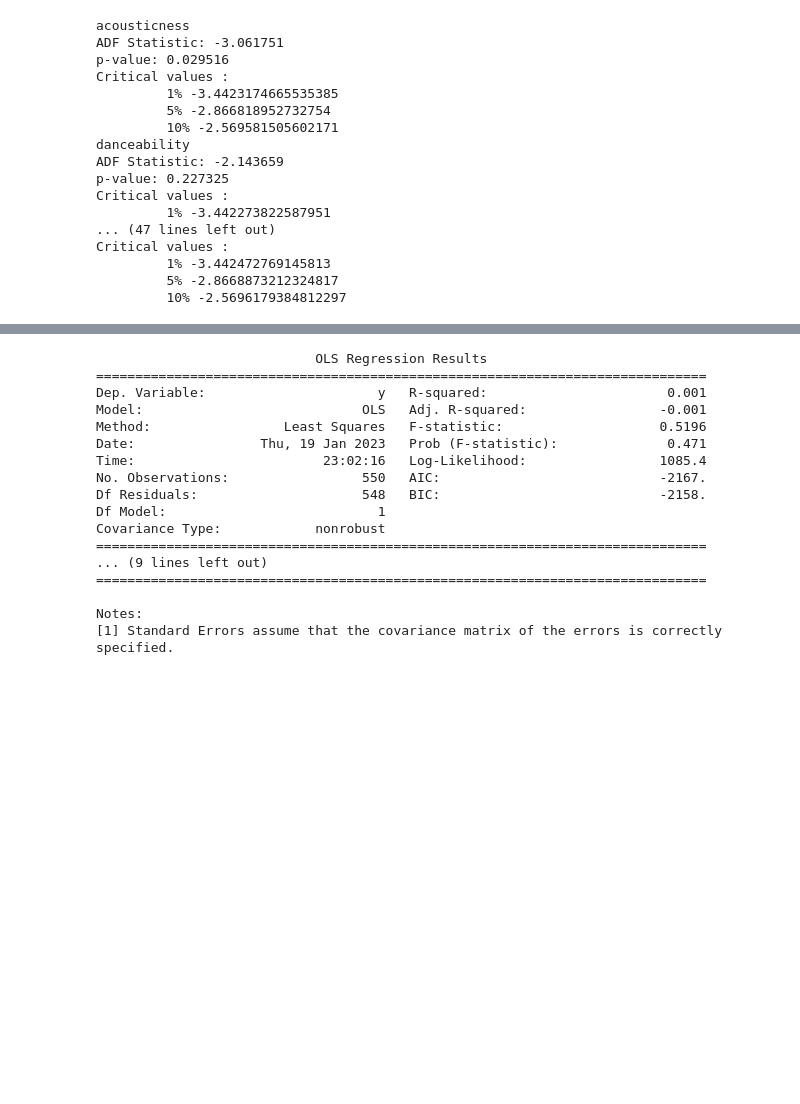
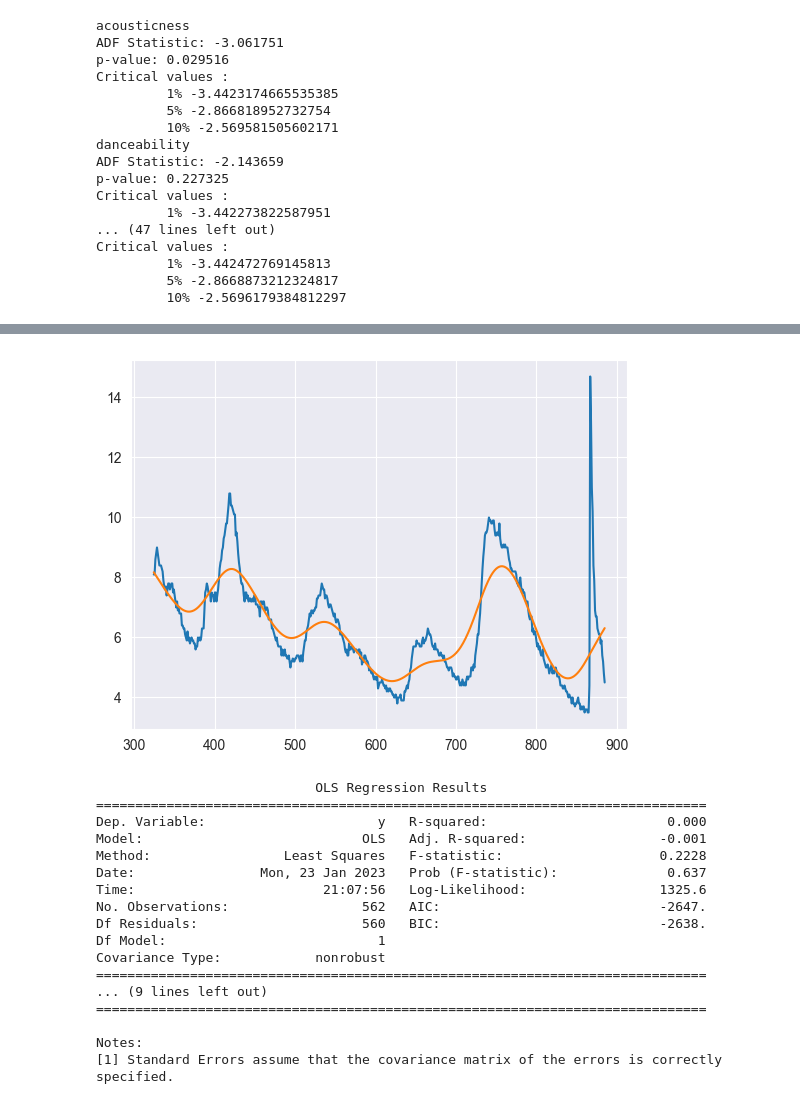
Before and after one commit to kohtaasa/music-and-economy, a Jupyter notebook: trend_analysis.ipynb, the cells around one changed output, grey strips where cells are left out. Drawn from its saved outputs; the diff is of its cells as text; code cells hidden in the pictures; blank space fills up the shorter version.

```diff
--- a/trend_analysis.ipynb
+++ b/trend_analysis.ipynb
@@ -244,0 +211,6 @@ Name: UNRATE, Length: 561, dtype: float64
+# %%
+cycle, trend = sm.tsa.filters.hpfilter(unemp.UNRATE, 129600)
+unrate_decomp  = unemp[['UNRATE']]
+unrate_decomp['cycle'] = cycle
+unrate_decomp['trend'] = trend
+unrate_decomp
@@ -245,7 +231,12 @@ Name: UNRATE, Length: 561, dtype: float64
+# %%
+plt.plot(unrate_decomp[['UNRATE', 'trend']])
+plt.show()
+# %% [output]
+[figure, added]
 # %%
-x = unemp.iloc[12:, 1]
+x = unemp['UNRATE']
 x = sm.add_constant(x)
-y = valence_diff1
+y = valence_decomp['cycle']
 y = y.values.reshape(-1,1)
 
 model = sm.OLS(y, x).fit()
@@ -253,13 +244,13 @@ print(model.summary())
 # %% [output]
                             OLS Regression Results
 ==============================================================================
-Dep. Variable:                      y   R-squared:                       0.001
+Dep. Variable:                      y   R-squared:                       0.000
 Model:                            OLS   Adj. R-squared:                 -0.001
-Method:                 Least Squares   F-statistic:                    0.5196
-Date:                Thu, 19 Jan 2023   Prob (F-statistic):              0.471
-Time:                        23:02:16   Log-Likelihood:                 1085.4
-No. Observations:                 550   AIC:                            -2167.
-Df Residuals:                     548   BIC:                            -2158.
+Method:                 Least Squares   F-statistic:                    0.2228
+Date:                Mon, 23 Jan 2023   Prob (F-statistic):              0.637
+Time:                        21:07:56   Log-Likelihood:                 1325.6
+No. Observations:                 562   AIC:                            -2647.
+Df Residuals:                     560   BIC:                            -2638.
 Df Model:                           1
 Covariance Type:            nonrobust
 ==============================================================================
```
Also changed, not shown: parts of 26 cells of this notebook, 2 other files.
